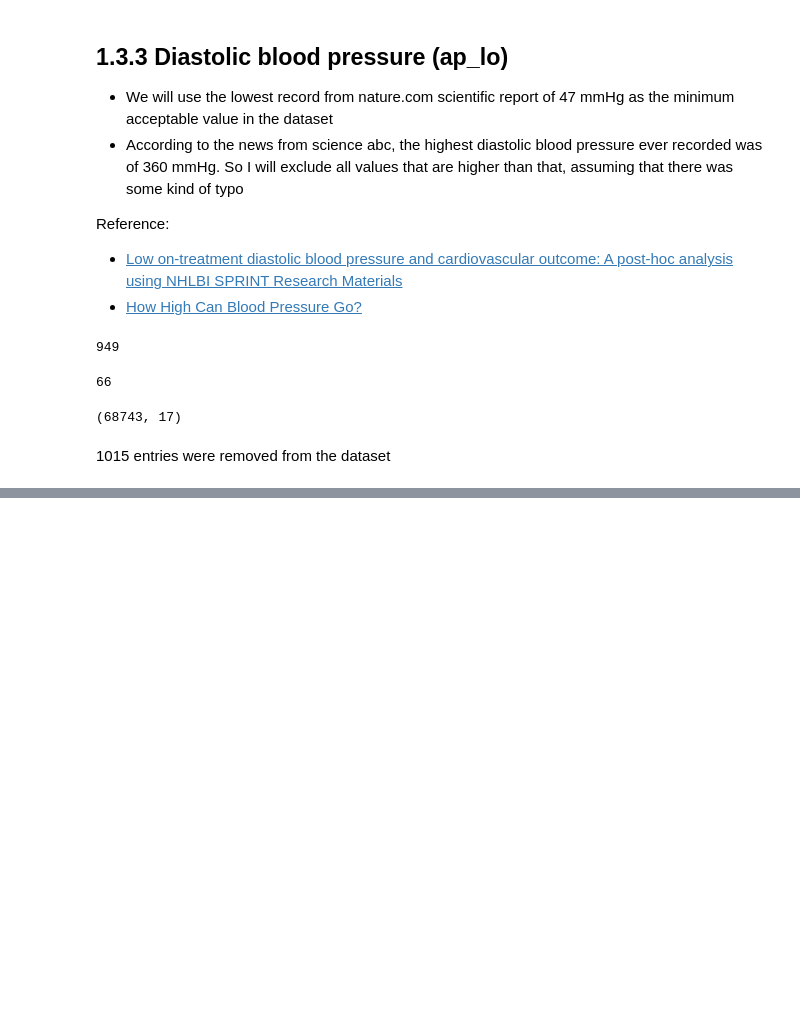
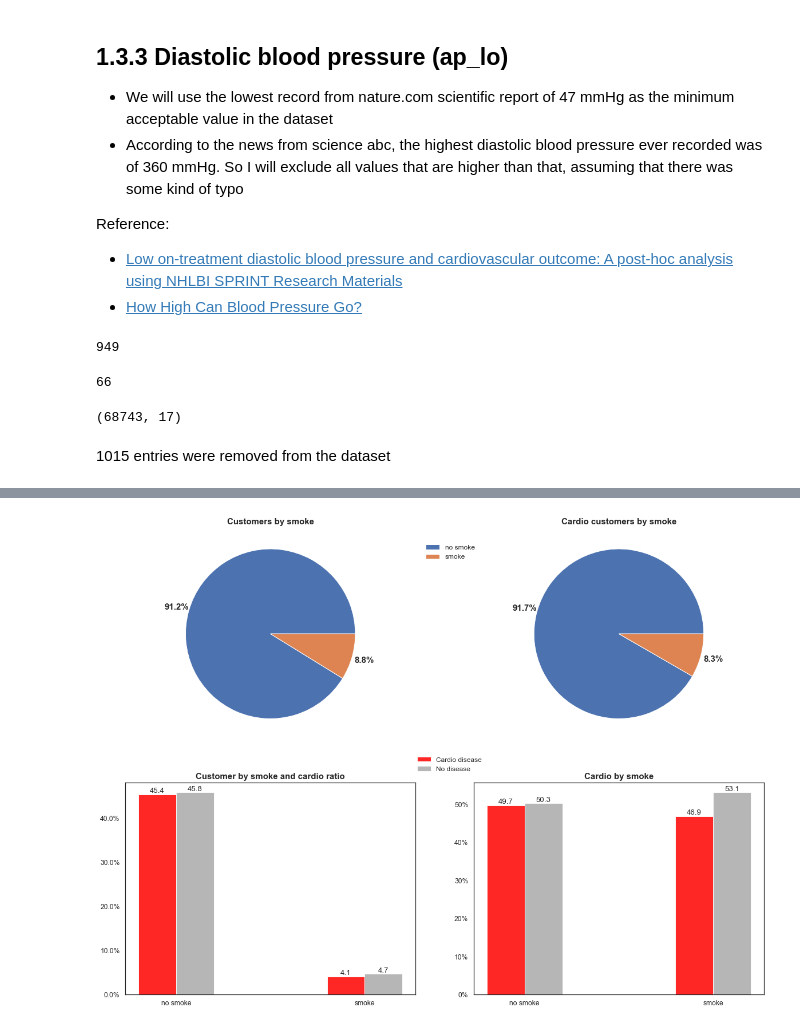
Before and after one commit to henriqueumeda/cardio-catch-diseases, a Jupyter notebook: Cardio Catch Diseases.ipynb, the cells around one changed output, grey strips where cells are left out. Saved outputs shown, nothing was run; the diff lists cells and outputs as text; code cells hidden in the pictures; blank space fills up the shorter version.

```diff
--- a/Cardio Catch Diseases.ipynb
+++ b/Cardio Catch Diseases.ipynb
@@ -339,0 +729,6 @@ df.shape
+# %%
+smoke_ticks = list(cate_labels['smoke'].values())
+order=[0,1]
+generate_cate_chart_dashboard(df, 'smoke', order, smoke_ticks)
+# %% [output]
+[figure, added]
```
Also changed, not shown: parts of 53 cells of this notebook.
